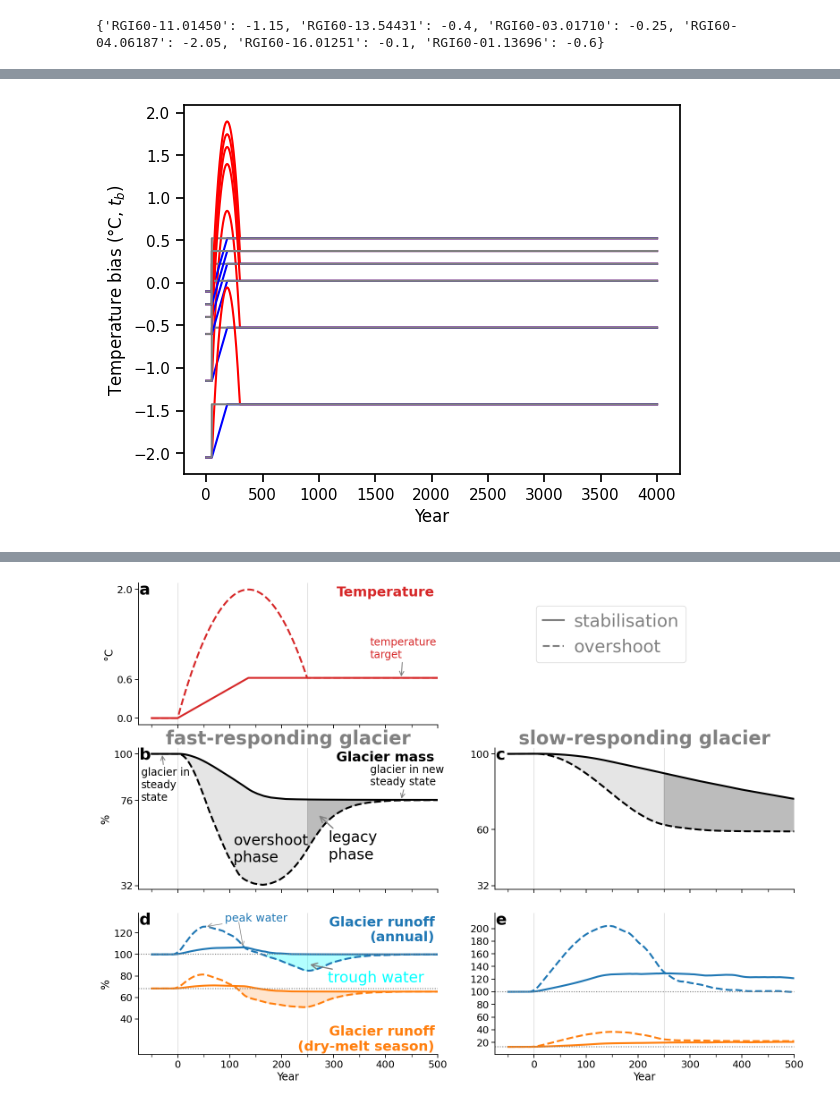
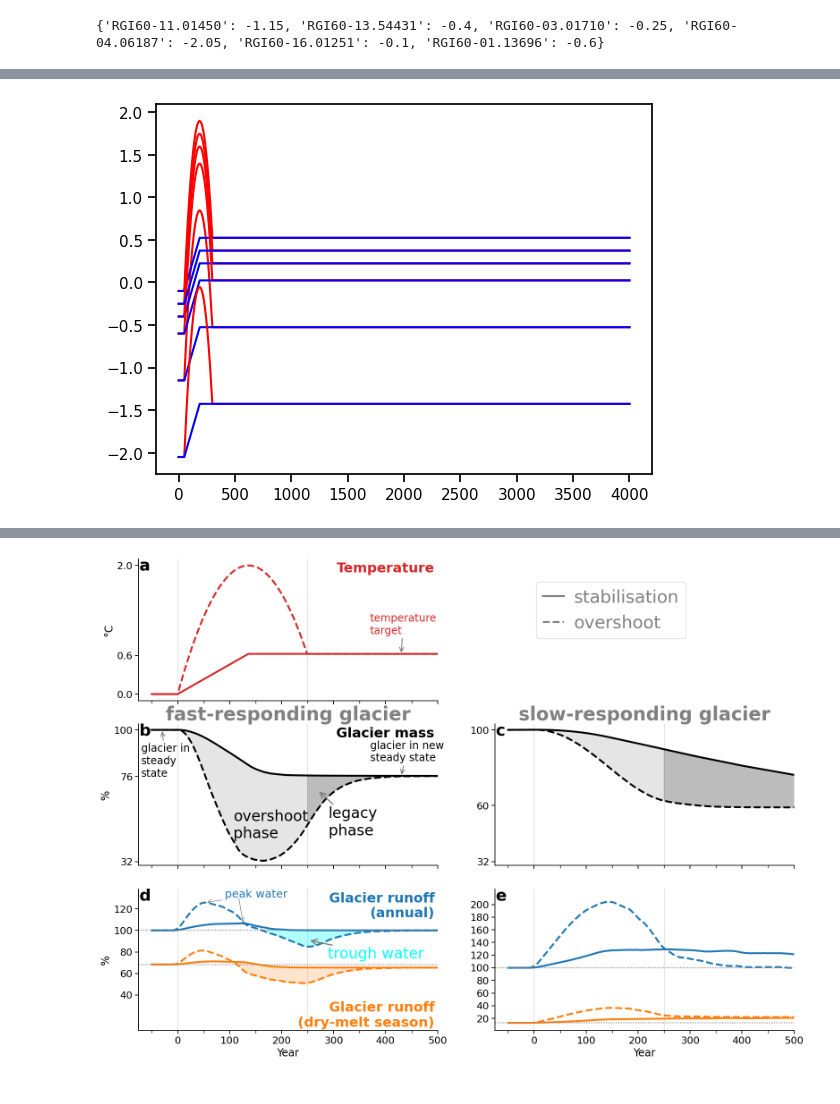
Before and after one commit to lilianschuster/glacier_overshoot_irreversibility_trough_water, a Jupyter notebook: analysis_notebooks/schuster_el_al_phd_paper_2_overshoot_glaciers/1_idealised_suppl_comparison.ipynb, the cells around one changed output, grey strips where cells are left out. Cells and saved outputs as stored; diff of their text form; code cells hidden in the pictures.

```diff
--- a/analysis_notebooks/schuster_el_al_phd_paper_2_overshoot_glaciers/1_idealised_suppl_comparison.ipynb
+++ b/analysis_notebooks/schuster_el_al_phd_paper_2_overshoot_glaciers/1_idealised_suppl_comparison.ipynb
@@ -137,0 +110,13 @@ oggm.cfg.PARAMS['store_model_geometry'] = True
+# %%
+frgi = utils.file_downloader('https://cluster.klima.uni-bremen.de/~oggm/rgi/rgi62_stats.h5')
+#frgi = '/home/users/lschuster/glacierMIP/rgi62_stats.h5'
+odf = pd.read_hdf(frgi, index_col=0)
+# %%
+rgi_ids = []
+# chosen largest glaciers for Fig. 1 and suppl. idealised figures:
+for rreg in ['11','13','16','01','03','04']:
+    _r_id = odf.loc[odf.O1Region==rreg].sort_values(by='Area', ascending=False).index[0]
+    rgi_ids.append(_r_id)
+print(rgi_ids)
+### other potential largest glaciers of regions:
+# RGI60-17.05181
@@ -242,55 +240,42 @@ TODO:
 # %%
-#f = np.array([-4.36202118e-12,  5.34151857e-09, -2.03858079e-06,
-#              1.76227795e-04, 2.0097832e-02, -6.39048239e-01])
-run = True
 do_step_change = False
-if run:
-    for gdir in gdirs: #gdirs[2:4]:
-        delta_t = dict_delta_t_rgi_eq[gdir.rgi_id]
-        #if gdir.rgi_id == gdirs[-1].rgi_id:
-        #    delta_t = delta_t+0.3 # ??????
+for gdir in gdirs:
+    delta_t = dict_delta_t_rgi_eq[gdir.rgi_id]
 
+    # let's define our overshoot (temperature bias series that we apply on th 2009+/-10 yr climate)
+    x = np.arange(0,250,1)
+    ny_s=50
+    t0 = ny_s
+    ny_e=250
+    t1 = ny_e +ny_s
+    a = -0.00010772
+    b = 0.0024
+    c = delta_t
 
-        x = np.arange(0,250,1)
+    t = np.arange(t0, t1, 1)
+    y = a * (t - t0) * (t - t1) + b * (t - t0) + c
 
-        ### added that because "t" was not defined -> does it work now???
-        ny_s=50
-        t0 = ny_s
-        ny_e=250
-        t1 = ny_e +ny_s
-        a = -0.00010772
-        b = 0.0024
-        c = delta_t
+    ys = np.concatenate([np.full(ny_s, y[0]), y, np.full(ny_e, y[-1])])
+    temp_bias_ts = pd.Series(ys-(y[0]-delta_t), index=np.arange(0,250+ny_s+ny_e,1))
+    temp_bias_ts = pd.concat([temp_bias_ts, pd.Series(index=np.arange(550,4002,1), dtype='float64')])
+    temp_bias_ts.loc[550:] = temp_bias_ts.loc[549]
+    temp_bias_ts.plot(color='red');
 
-        t = np.arange(t0, t1, 1)
-        y = a * (t - t0) * (t - t1) + b * (t - t0) + c
-        ####################
-        #y= f[5] + f[4]*x + f[3]*x**2+f[2]*x**3+f[1]*x**4 + f[0]*x**5
+    yr_max_os = temp_bias_ts.idxmax() - 50
+    x = np.arange(0,yr_max_os,1)
+    y2 = (y[-1]-y[0])/yr_max_os*x + y[0]
+    ys2 = np.concatenate([np.full(ny_s, y2[0]), y2, np.full(ny_e+250-yr_max_os, y[-1])])
 
+    # now create a stabilisation timeseries that stabilises at the same final temp. level as the overshoot experiment
+    # (but without peaking and then declining). We define that it stabilised at the year where the overshoot peaks.
+    temp_bias_ts_lin = pd.Series(ys2-(y2[0]-delta_t), index=np.arange(0,yr_max_os+ny_s+ny_e+250-yr_max_os,1))
+    #temp_bias_ts_lin = pd.Series(ys2-(y2[0]-delta_t), index=np.arange(0,250+ny_s+ny_e,1))
+    temp_bias_ts_lin = pd.concat([temp_bias_ts_lin, pd.Series(index=np.arange(550,4002,1), dtype='float64')])
+    temp_bias_ts_lin.loc[550:] = temp_bias_ts_lin.loc[549]
+    temp_bias_ts_lin.plot(color='blue');
 
-        ys = np.concatenate([np.full(ny_s, y[0]), y, np.full(ny_e, y[-1])])
-        temp_bias_ts = pd.Series(ys-(y[0]-delta_t), index=np.arange(0,250+ny_s+ny_e,1))
-        temp_bias_ts = pd.concat([temp_bias_ts, pd.Series(index=np.arange(550,4002,1), dtype='float64')])
-        temp_bias_ts.loc[550:] = temp_bias_ts.loc[549]
-        temp_bias_ts.plot(color='red');
-
-        ###
-        #y2 = (y[-1]-y[0])/250*x + y[0]
-        #ys2 = np.concatenate([np.full(ny_s, y2[0]), y2, np.full(ny_e, y[-1])])
-
-        yr_max_os = temp_bias_ts.idxmax() - 50
-        x = np.arange(0,yr_max_os,1)
-        y2 = (y[-1]-y[0])/yr_max_os*x + y[0]
-        ys2 = np.concatenate([np.full(ny_s, y2[0]), y2, np.full(ny_e+250-yr_max_os, y[-1])])
-
-
-        temp_bias_ts_lin = pd.Series(ys2-(y2[0]-delta_t), index=np.arange(0,yr_max_os+ny_s+ny_e+250-yr_max_os,1))
-        #temp_bias_ts_lin = pd.Series(ys2-(y2[0]-delta_t), index=np.arange(0,250+ny_s+ny_e,1))
-        temp_bias_ts_lin = pd.concat([temp_bias_ts_lin, pd.Series(index=np.arange(550,4002,1), dtype='float64')])
-        temp_bias_ts_lin.loc[550:] = temp_bias_ts_lin.loc[549]
-        temp_bias_ts_lin.plot(color='blue');
-
-
+    if do_step_change:
+        # we also create a step change experiment, but do not use it anymore in the main figures
         temp_bias_step = np.concatenate([np.repeat(temp_bias_ts_lin.iloc[0], ny_s),
                                  np.repeat(temp_bias_ts_lin.iloc[-1], ny_e+250)])
         temp_bias_step = pd.Series(temp_bias_step, index=np.arange(0,250+ny_s+ny_e,1))
@@ -298,7 +283,8 @@ if run:
         temp_bias_step.loc[550:] = temp_bias_step.loc[549]
         temp_bias_step.plot(color='grey'); plt.xlabel('Year'); plt.ylabel(r'Temperature bias (°C, $t_b$)');
 
-        print(temp_bias_ts.min(), temp_bias_ts.max())
+    print(temp_bias_ts.min(), temp_bias_ts.max())
+    if run:
         # .... need to use the correct temp_bias_ts ...
         for add in ['']:
             # We are using the task run_with_hydro to store hydrological outputs along with the usual glaciological outputs
@@ -320,7 +306,6 @@ if run:
                                  output_filesuffix= f'_lin_temp{add}');  # an identifier for the output file, to read it later
             if do_step_change:
                 # step temp. change
-                #
                 tasks.run_with_hydro(gdir,
                                      temp_bias_ts=temp_bias_step,  # the temperature bias timeseries we just created
                                      run_task=run_constant_climate_with_bias,  # which climate scenario? See following notebook for other examples
@@ -345,4 +324,4 @@ RGI60-04.06187
-[figure, old version]
+[figure, new version]
 # %%
 runoff_vars = ['melt_off_glacier', 'melt_on_glacier', 'liq_prcp_off_glacier', 'liq_prcp_on_glacier']
 
```
Also changed, not shown: parts of 34 cells of this notebook, 40 other files.
